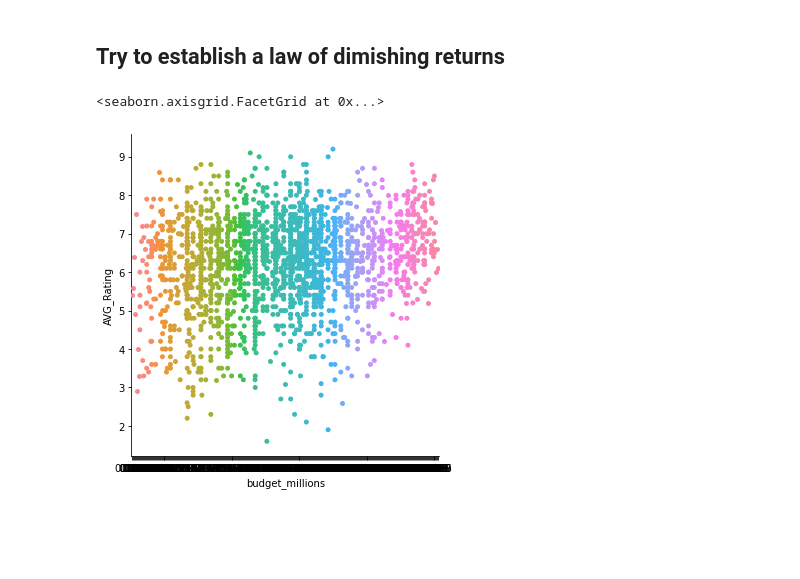
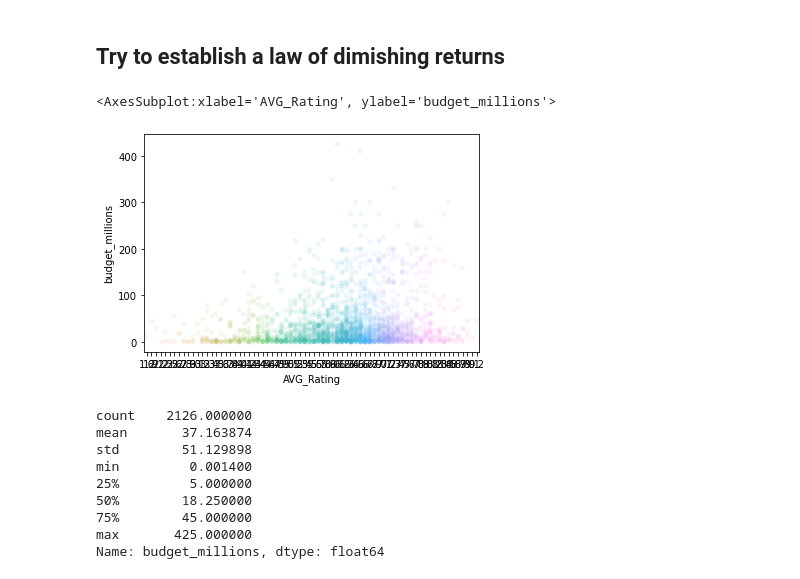
Before and after one commit to hixtape1212/Group6Consulting_CapstoneRepo, a Jupyter notebook: CIforBudget&Rating.ipynb, the cells around one changed output. Drawn from its saved outputs; the diff is of its cells as text; code cells hidden in the pictures; blank space fills up the shorter version.

Commit message:
Created visualization showing rating vs the movie budget

```diff
--- a/CIforBudget&Rating.ipynb
+++ b/CIforBudget&Rating.ipynb
@@ -195,12 +204,23 @@ sns.histplot(norm_avgrating, kde=True)
 [figure]
 # %% [markdown]
 ## Try to establish a law of dimishing returns
-# %%
-### Line graph. Avg rating and x is the budget
-budget = pd.qcut(df_final.budget_millions, q=100, duplicates='drop')
-rating = df_final.groupby(budget)['AVG_Rating'].mean()
-
-sns.catplot(data=df_final, x='budget_millions', y='AVG_Rating')
-# %% [output]
-<seaborn.axisgrid.FacetGrid at 0x...>
-[figure, removed]
+# %%
+sns.stripplot(x=df_final.AVG_Rating,
+              y=df_final.budget_millions,
+              alpha=.1)
+# %% [output]
+<AxesSubplot:xlabel='AVG_Rating', ylabel='budget_millions'>
+[figure, added]
+# %%
+### Calculate the range of values we have
+df_final['budget_millions'].describe()
+# %% [output]
+count    2126.000000
+mean       37.163874
+std        51.129898
+min         0.001400
+25%         5.000000
+50%        18.250000
+75%        45.000000
+max       425.000000
+Name: budget_millions, dtype: float64
```
Also changed, not shown: parts of 7 cells of this notebook.
